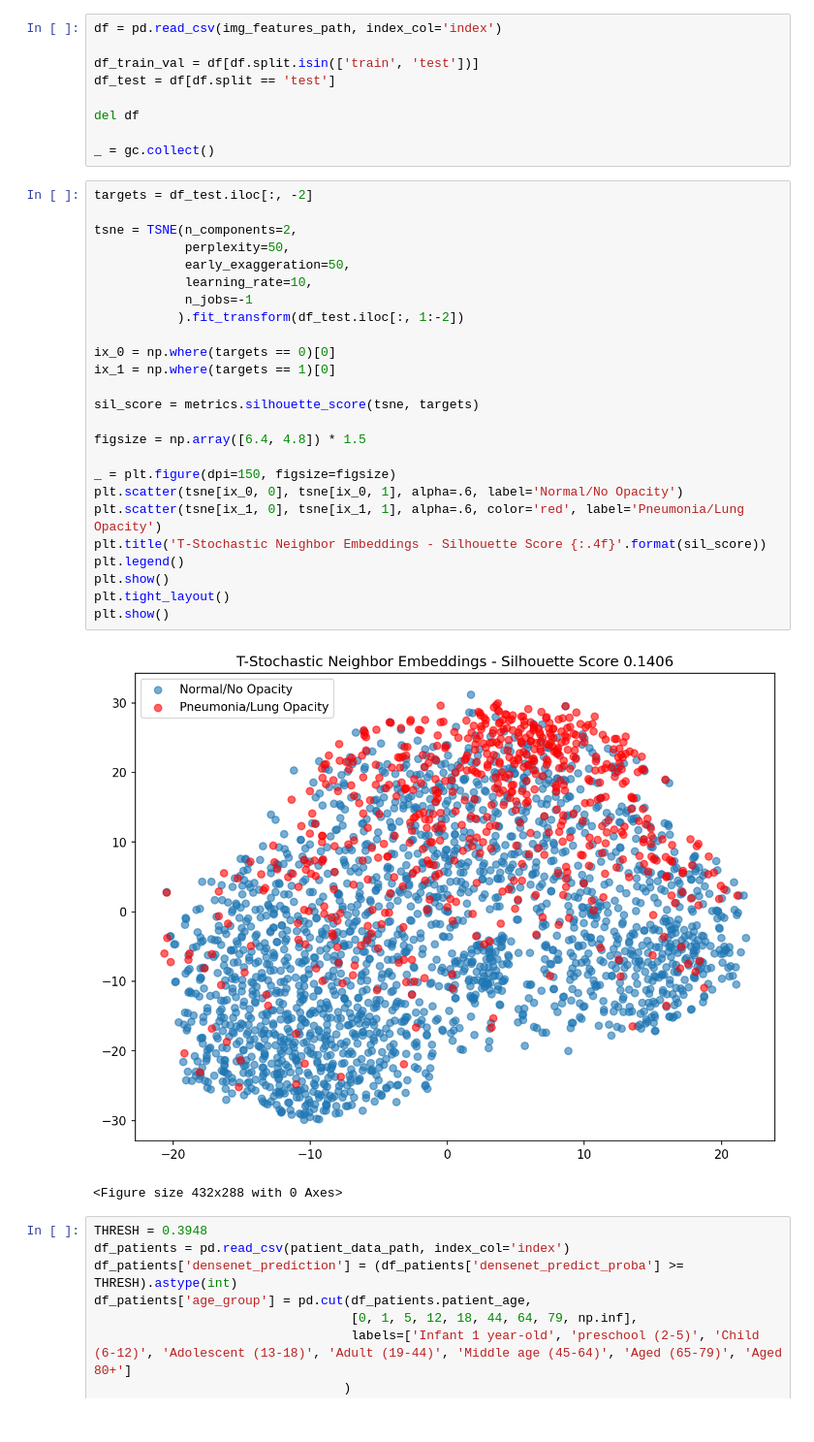
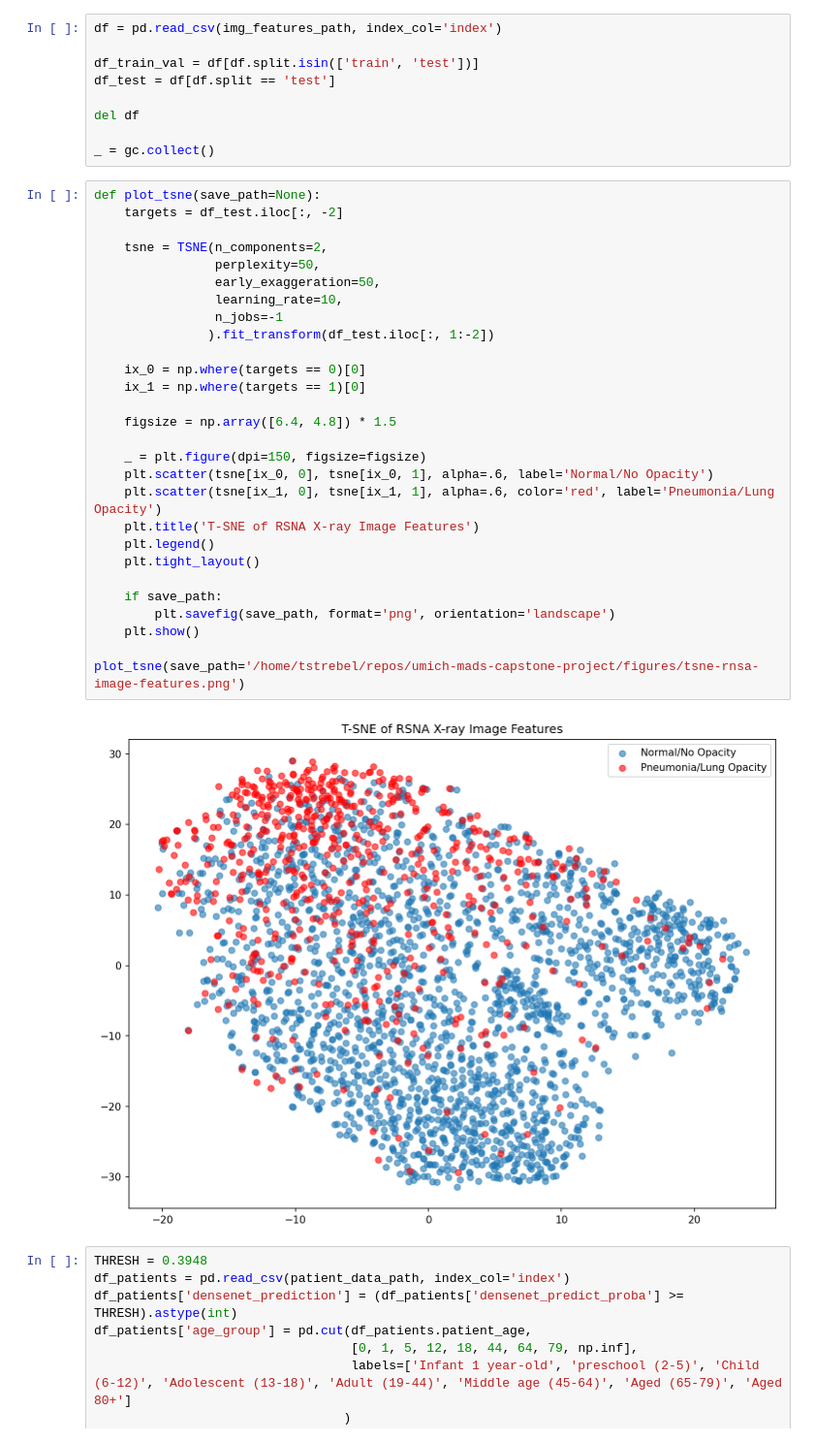
Before and after one commit to Tstrebe2/umich-mads-capstone-project, a Jupyter notebook: tstrebe2/rnsa/eda-notebook.ipynb, the cells around one changed output. Shown at 97% size. Saved outputs shown, nothing was run; the diff lists cells and outputs as text.

```diff
--- a/tstrebe2/rnsa/eda-notebook.ipynb
+++ b/tstrebe2/rnsa/eda-notebook.ipynb
@@ -23,33 +24,35 @@ del df
 
 _ = gc.collect()
 # %%
-targets = df_test.iloc[:, -2]
+def plot_tsne(save_path=None):
+    targets = df_test.iloc[:, -2]
 
-tsne = TSNE(n_components=2,
-            perplexity=50,
-            early_exaggeration=50,
-            learning_rate=10,
-            n_jobs=-1
-           ).fit_transform(df_test.iloc[:, 1:-2])
+    tsne = TSNE(n_components=2,
+                perplexity=50,
+                early_exaggeration=50,
+                learning_rate=10,
+                n_jobs=-1
+               ).fit_transform(df_test.iloc[:, 1:-2])
 
-ix_0 = np.where(targets == 0)[0]
-ix_1 = np.where(targets == 1)[0]
+    ix_0 = np.where(targets == 0)[0]
+    ix_1 = np.where(targets == 1)[0]
 
-sil_score = metrics.silhouette_score(tsne, targets)
+    figsize = np.array([6.4, 4.8]) * 1.5
 
-figsize = np.array([6.4, 4.8]) * 1.5
+    _ = plt.figure(dpi=150, figsize=figsize)
+    plt.scatter(tsne[ix_0, 0], tsne[ix_0, 1], alpha=.6, label='Normal/No Opacity')
+    plt.scatter(tsne[ix_1, 0], tsne[ix_1, 1], alpha=.6, color='red', label='Pneumonia/Lung Opacity')
+    plt.title('T-SNE of RSNA X-ray Image Features')
+    plt.legend()
+    plt.tight_layout()
 
-_ = plt.figure(dpi=150, figsize=figsize)
-plt.scatter(tsne[ix_0, 0], tsne[ix_0, 1], alpha=.6, label='Normal/No Opacity')
-plt.scatter(tsne[ix_1, 0], tsne[ix_1, 1], alpha=.6, color='red', label='Pneumonia/Lung Opacity')
-plt.title('T-Stochastic Neighbor Embeddings - Silhouette Score {:.4f}'.format(sil_score))
-plt.legend()
-plt.show()
-plt.tight_layout()
-plt.show()
+    if save_path:
+        plt.savefig(save_path, format='png', orientation='landscape')
+    plt.show()
+
+plot_tsne(save_path='/home/tstrebel/repos/umich-mads-capstone-project/figures/tsne-rnsa-image-features.png')
 # %% [output]
-[figure, old version]
+[figure, new version]
-<Figure size 432x288 with 0 Axes>
 # %%
 THRESH = 0.3948
 df_patients = pd.read_csv(patient_data_path, index_col='index')
```
Also changed, not shown: parts of 9 cells of this notebook, 4 other files.
